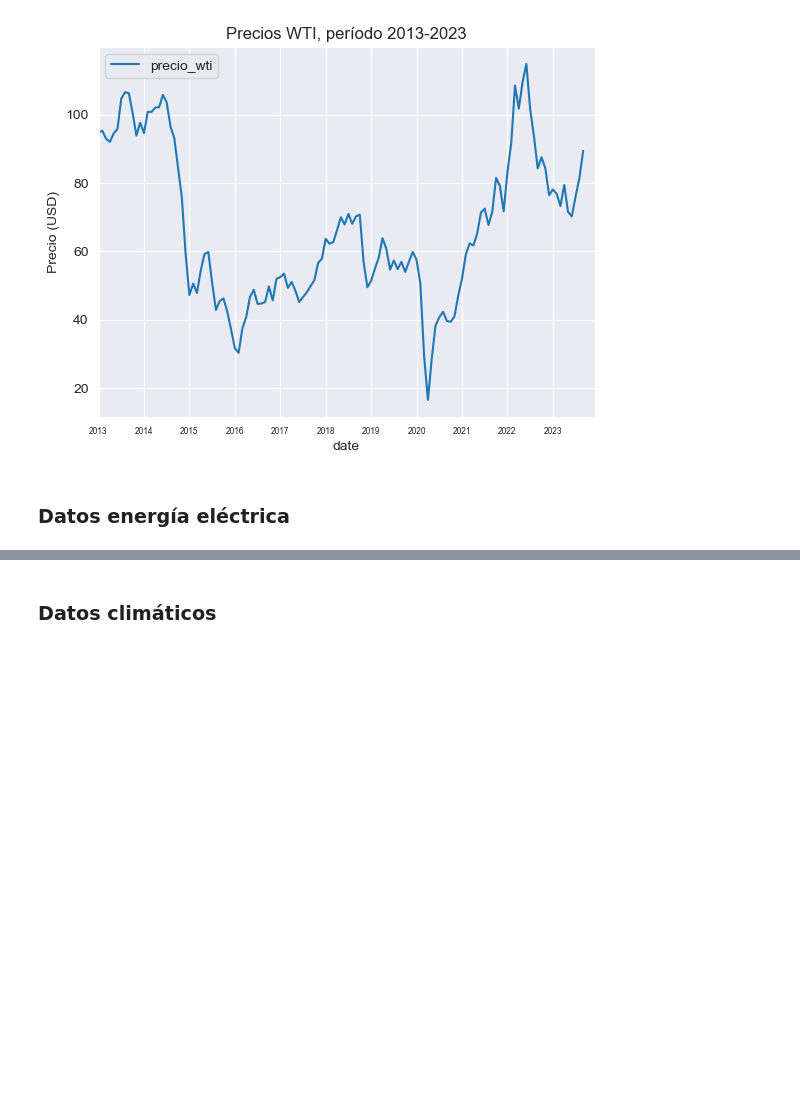
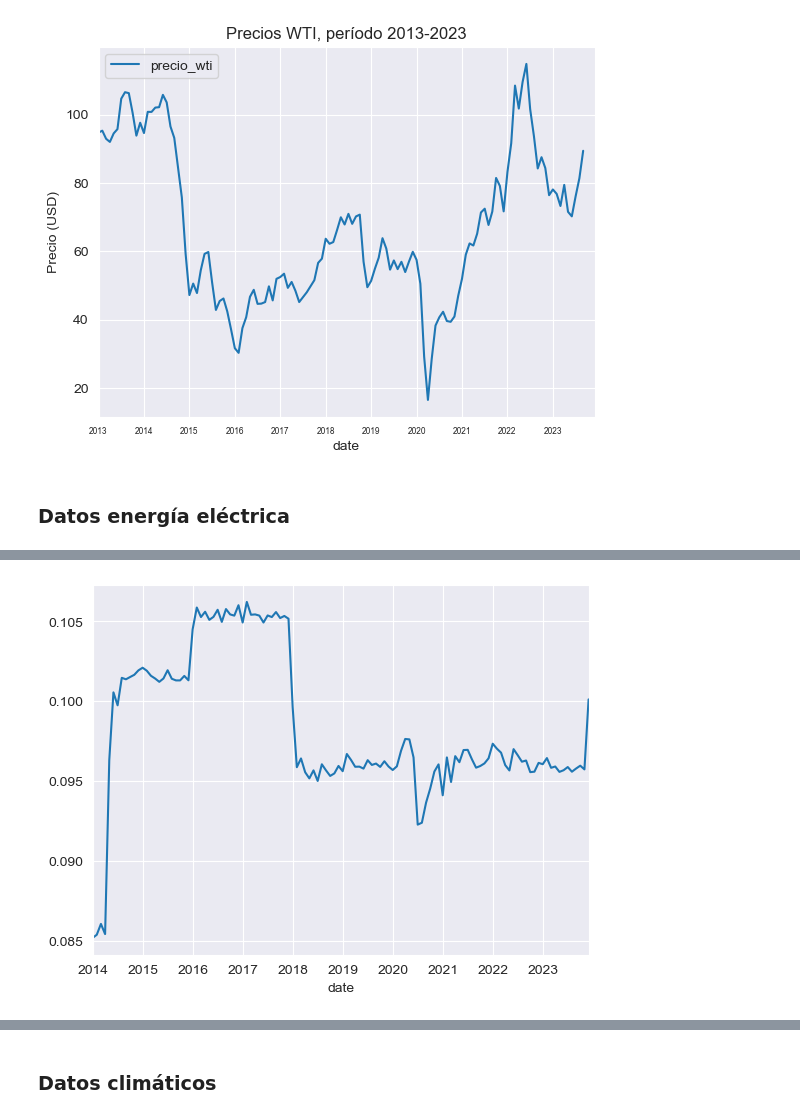
Before and after one commit to IFTrejoM/time-series-fertilizer-price-predictor, a Jupyter notebook: web_scrapping.ipynb, the cells around one changed output, grey strips where cells are left out. Cells and saved outputs as stored; diff of their text form; code cells hidden in the pictures; blank space fills up the shorter version.

```diff
--- a/web_scrapping.ipynb
+++ b/web_scrapping.ipynb
@@ -178,0 +180,23 @@ datos_electricidad\
+# %%
+# Filtramos el consumo eléctrico industrial:
+datos_electricidad_industrial = datos_electricidad.query("grupo_consumo == 'Industrial'").copy()
+# %%
+# Calcula el Q1 y Q3
+Q1 = datos_electricidad_industrial['valor_usd_kwh'].quantile(0.25)
+Q3 = datos_electricidad_industrial['valor_usd_kwh'].quantile(0.75)
+
+# Calcula el IQR
+IQR = Q3 - Q1
+
+# Define los límites para identificar valores atípicos
+lower_bound = Q1 - 1.5 * IQR
+upper_bound = Q3 + 1.5 * IQR
+
+# Filtrar valores atípicos
+outliers = datos_electricidad_industrial[
+    (datos_electricidad_industrial['valor_usd_kwh'] < lower_bound) |
+    (datos_electricidad_industrial['valor_usd_kwh'] > upper_bound)
+]
+
+# Mostrar valores atípicos
+outliers.sort_values(by='valor_usd_kwh', ascending=False)
@@ -178,0 +218,18 @@ datos_electricidad\
+# %%
+# Reemplazar valores atípicos con la mediana
+datos_electricidad_industrial['valor_usd_kwh'] = np.where(
+    (datos_electricidad_industrial['valor_usd_kwh'] < lower_bound) |
+    (datos_electricidad_industrial['valor_usd_kwh'] > upper_bound),
+    datos_electricidad_industrial['valor_usd_kwh'].median(),
+    datos_electricidad_industrial['valor_usd_kwh']
+)
+# %%
+tarifa_eléctrica_industrial_media_mensual = datos_electricidad_industrial\
+    .groupby(pd.Grouper(freq='M'))\
+    ['valor_usd_kwh']\
+    .mean()
+
+tarifa_eléctrica_industrial_media_mensual.plot(kind='line')
+plt.show()
+# %% [output]
+[figure, added]
```
Also changed, not shown: parts of 10 cells of this notebook, 1 other file.
